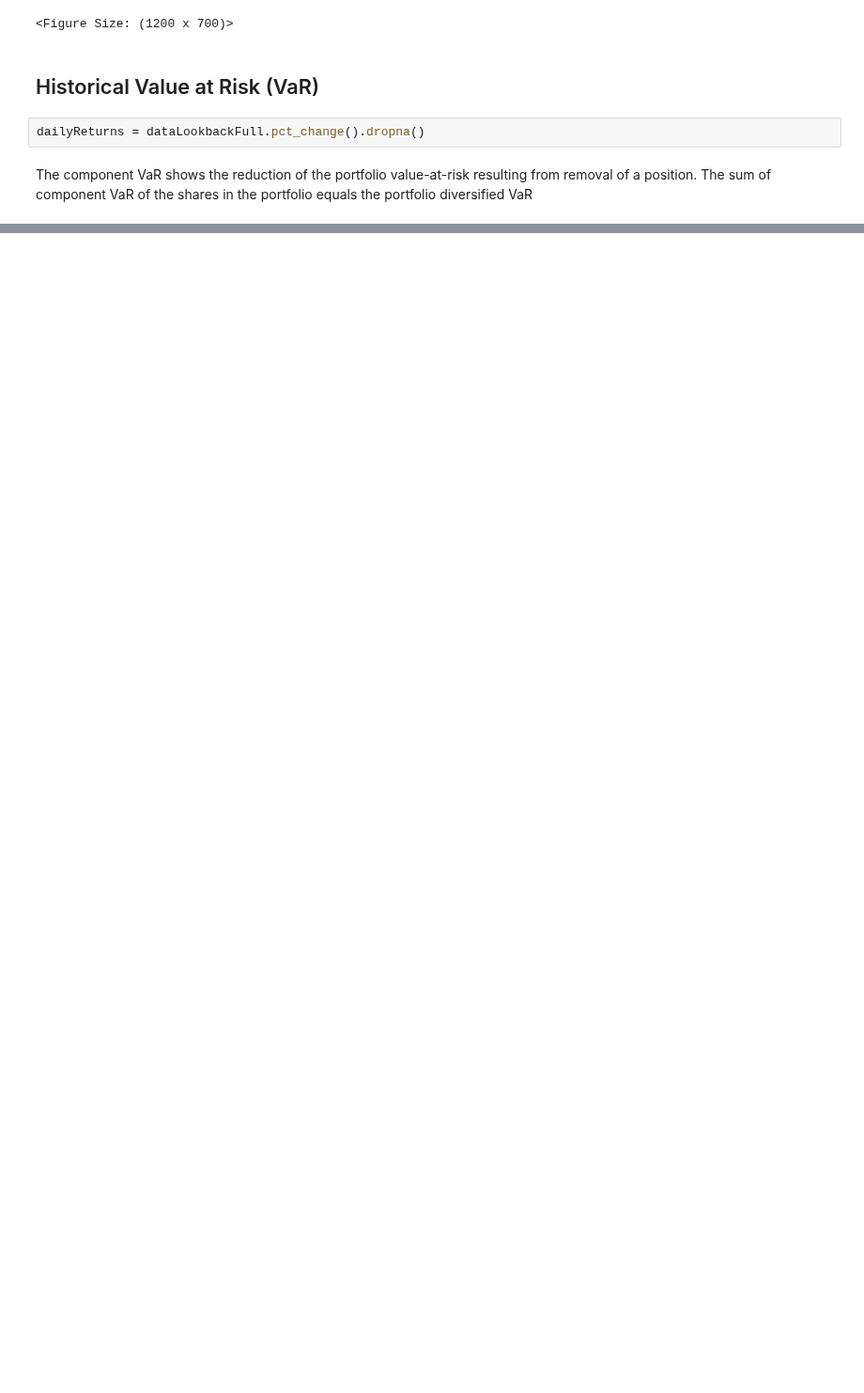
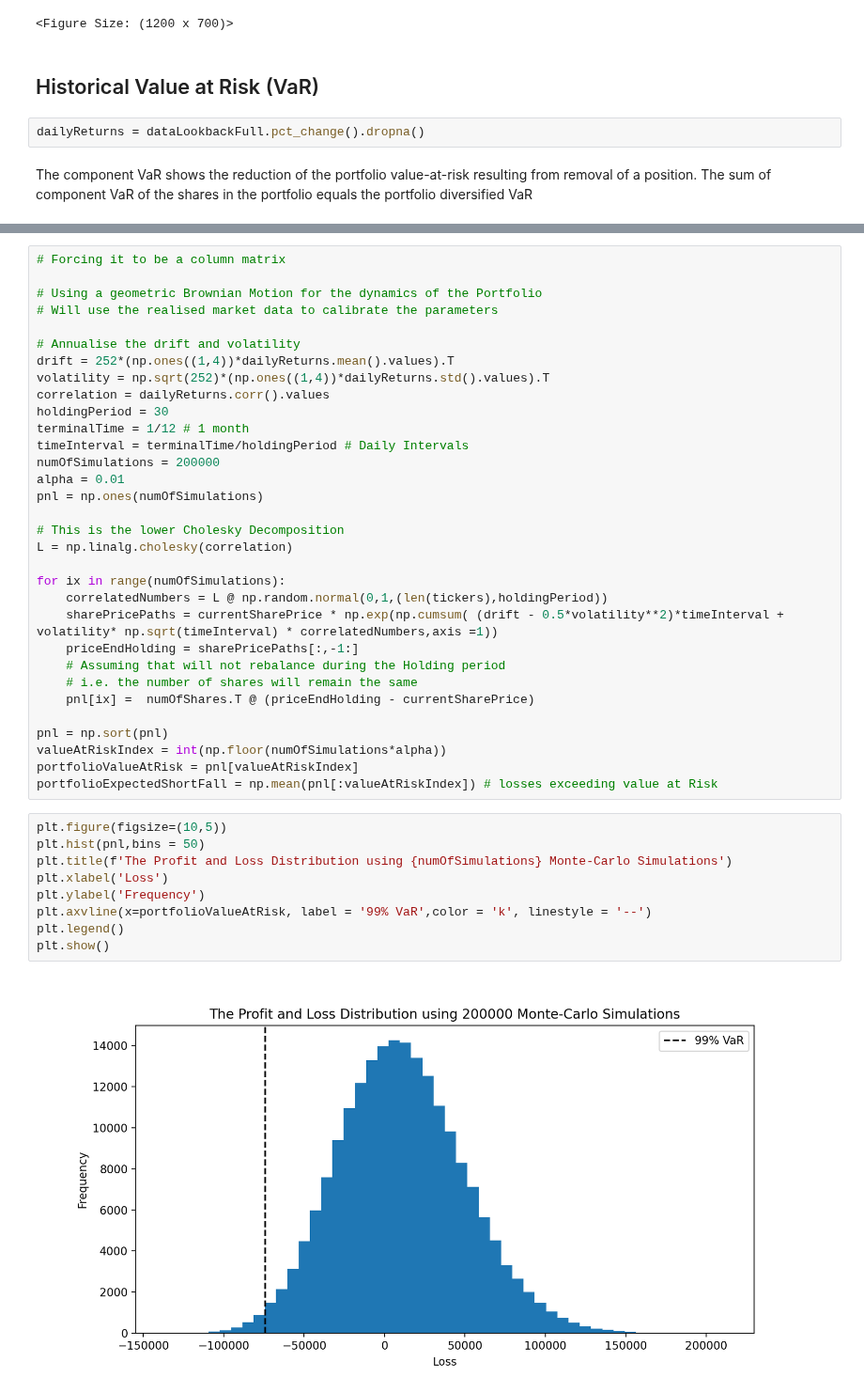
Before and after one commit to tomiadewusi/Case-Study, a Jupyter notebook: caseStudy2.ipynb, the cells around one changed output, grey strips where cells are left out. Shown at 94% size. Saved outputs shown, nothing was run; the diff lists cells and outputs as text; blank space fills up the shorter version.

```diff
--- a/caseStudy2.ipynb
+++ b/caseStudy2.ipynb
@@ -193,0 +201,43 @@ np.sum(componentValueAtRisk)
+# %%
+# Forcing it to be a column matrix
+
+# Using a geometric Brownian Motion for the dynamics of the Portfolio
+# Will use the realised market data to calibrate the parameters
+
+# Annualise the drift and volatility
+drift = 252*(np.ones((1,4))*dailyReturns.mean().values).T
+volatility = np.sqrt(252)*(np.ones((1,4))*dailyReturns.std().values).T
+correlation = dailyReturns.corr().values
+holdingPeriod = 30
+terminalTime = 1/12 # 1 month
+timeInterval = terminalTime/holdingPeriod # Daily Intervals
+numOfSimulations = 200000
+alpha = 0.01
+pnl = np.ones(numOfSimulations)
+
+# This is the lower Cholesky Decomposition
+L = np.linalg.cholesky(correlation)
+
+for ix in range(numOfSimulations):
+    correlatedNumbers = L @ np.random.normal(0,1,(len(tickers),holdingPeriod))
+    sharePricePaths = currentSharePrice * np.exp(np.cumsum( (drift - 0.5*volatility**2)*timeInterval + volatility* np.sqrt(timeInterval) * correlatedNumbers,axis =1))
+    priceEndHolding = sharePricePaths[:,-1:]
+    # Assuming that will not rebalance during the Holding period
+    # i.e. the number of shares will remain the same
+    pnl[ix] =  numOfShares.T @ (priceEndHolding - currentSharePrice)
+
+pnl = np.sort(pnl)
+valueAtRiskIndex = int(np.floor(numOfSimulations*alpha))
+portfolioValueAtRisk = pnl[valueAtRiskIndex]
+portfolioExpectedShortFall = np.mean(pnl[:valueAtRiskIndex]) # losses exceeding value at Risk
+# %%
+plt.figure(figsize=(10,5))
+plt.hist(pnl,bins = 50)
+plt.title(f'The Profit and Loss Distribution using {numOfSimulations} Monte-Carlo Simulations')
+plt.xlabel('Loss')
+plt.ylabel('Frequency')
+plt.axvline(x=portfolioValueAtRisk, label = '99% VaR',color = 'k', linestyle = '--')
+plt.legend()
+plt.show()
+# %% [output]
+[figure, added]
```
Also changed, not shown: parts of 12 cells of this notebook.
